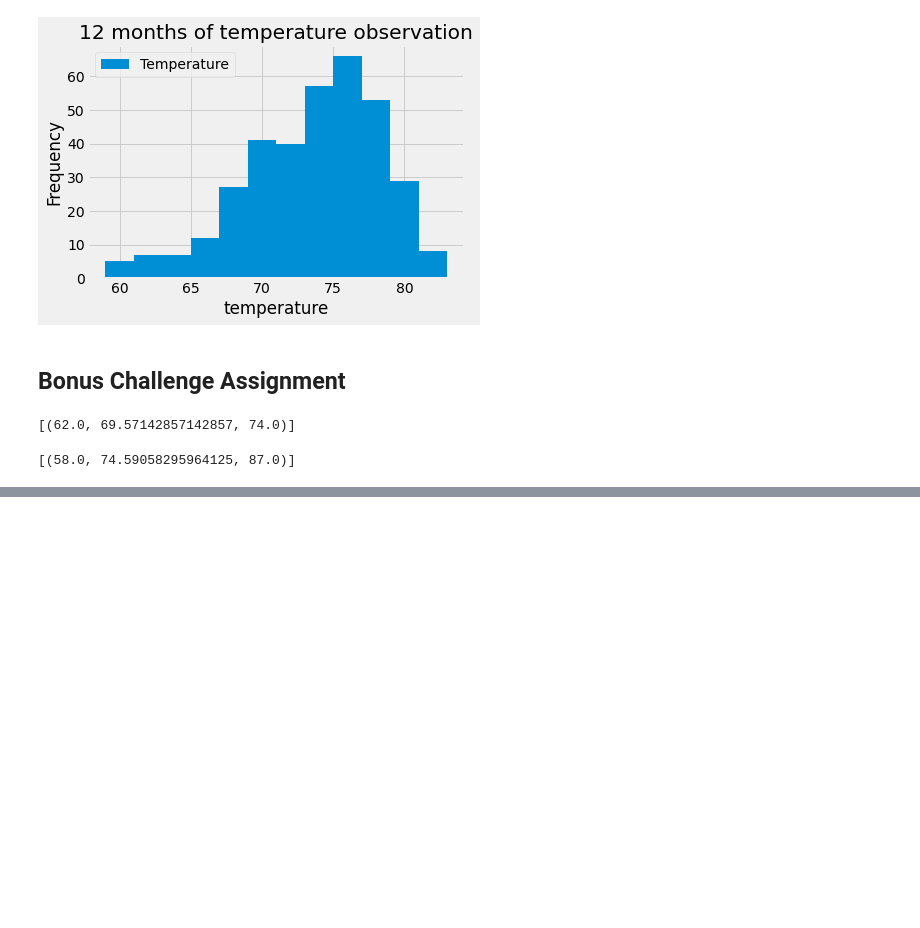
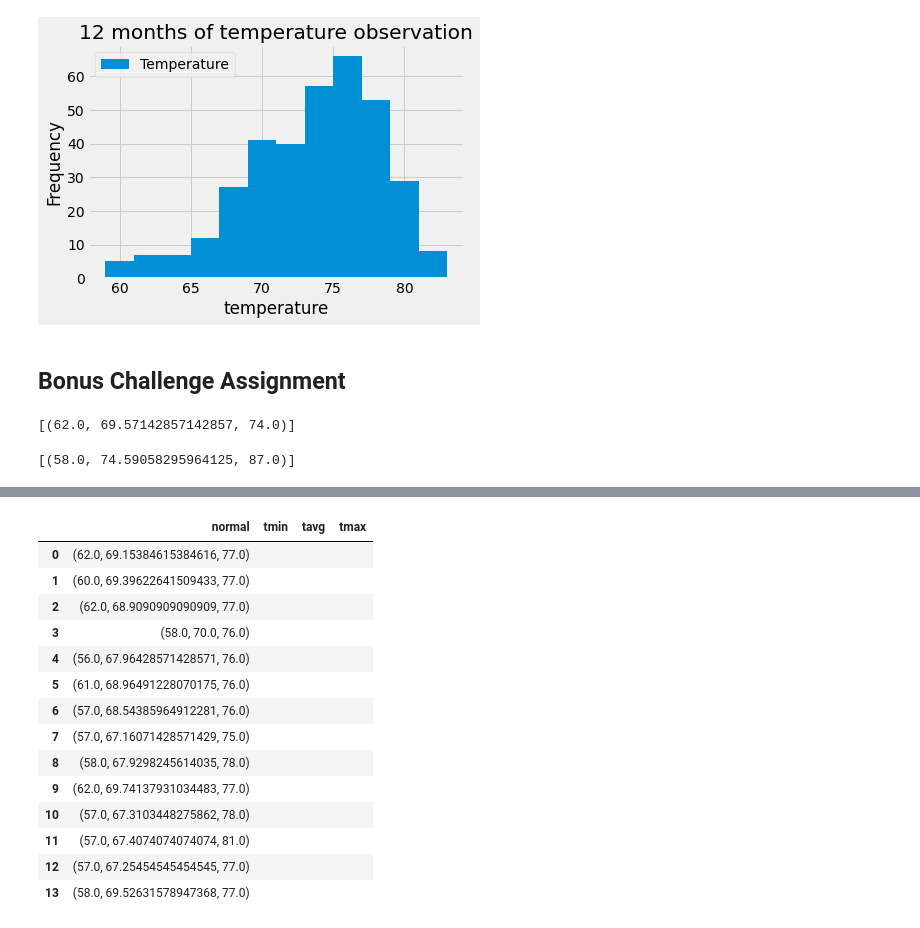
Before and after one commit to helenamin/Climate-Analysis, a Jupyter notebook: climate_starter.ipynb, the cells around one changed output, grey strips where cells are left out. Drawn from its saved outputs; the diff is of its cells as text; code cells hidden in the pictures; blank space fills up the shorter version.

```diff
--- a/climate_starter.ipynb
+++ b/climate_starter.ipynb
@@ -362,9 +415,9 @@ daily_normals("01-01")
 # push each tuple of calculations into a list called `normals`
 
 # Set the start and end date of the trip
+trip_start_date = "2018-01-01"
+trip_end_date = "2018-01-14"
 
 # Use the start and end date to create a range of dates
-
-# Stip off the year and save a list of %m-%d strings
-
-# Loop through the list of %m-%d strings and calculate the normals for each date
+trip_date_range = pd.date_range(trip_start_date ,trip_end_date)
+trip_date_range
@@ -370,0 +430,4 @@ daily_normals("01-01")
+# %%
+# Stip off the year and save a list of %m-%d strings
+date_without_year =  trip_date_range.strftime('%m-%d')
+date_without_year
@@ -370,0 +438,6 @@ daily_normals("01-01")
+# %%
+# Loop through the list of %m-%d strings and calculate the normals for each date
+normals = []
+for day in date_without_year:
+    normals.append(daily_normals(day))
+normals
@@ -372,0 +479,21 @@ daily_normals("01-01")
+# %%
+df['tmin'] = ""
+df['tavg'] = ""
+df['tmax'] = ""
+df
+# %% [output]
+|  | normal | tmin | tavg | tmax |
+| 0 | (62.0, 69.15384615384616, 77.0) |  |  |  |
+| 1 | (60.0, 69.39622641509433, 77.0) |  |  |  |
+| 2 | (62.0, 68.9090909090909, 77.0) |  |  |  |
+| 3 | (58.0, 70.0, 76.0) |  |  |  |
+| 4 | (56.0, 67.96428571428571, 76.0) |  |  |  |
+| 5 | (61.0, 68.96491228070175, 76.0) |  |  |  |
+| 6 | (57.0, 68.54385964912281, 76.0) |  |  |  |
+| 7 | (57.0, 67.16071428571429, 75.0) |  |  |  |
+| 8 | (58.0, 67.9298245614035, 78.0) |  |  |  |
+| 9 | (62.0, 69.74137931034483, 77.0) |  |  |  |
+| 10 | (57.0, 67.3103448275862, 78.0) |  |  |  |
+| 11 | (57.0, 67.4074074074074, 81.0) |  |  |  |
+| 12 | (57.0, 67.25454545454545, 77.0) |  |  |  |
+| 13 | (58.0, 69.52631578947368, 77.0) |  |  |  |
```
Also changed, not shown: parts of 17 cells of this notebook, 6 other files.
